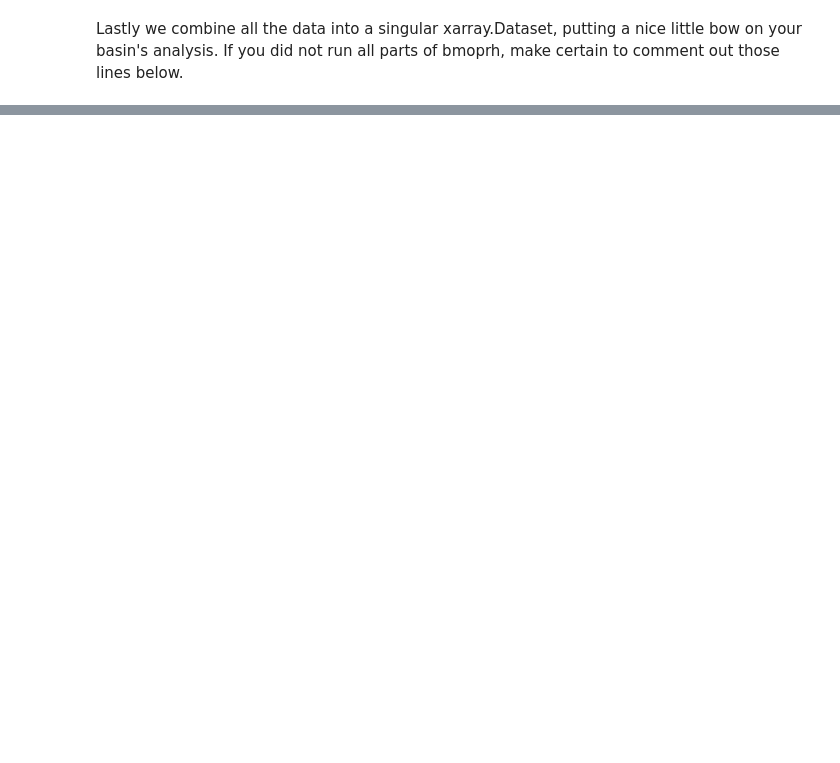
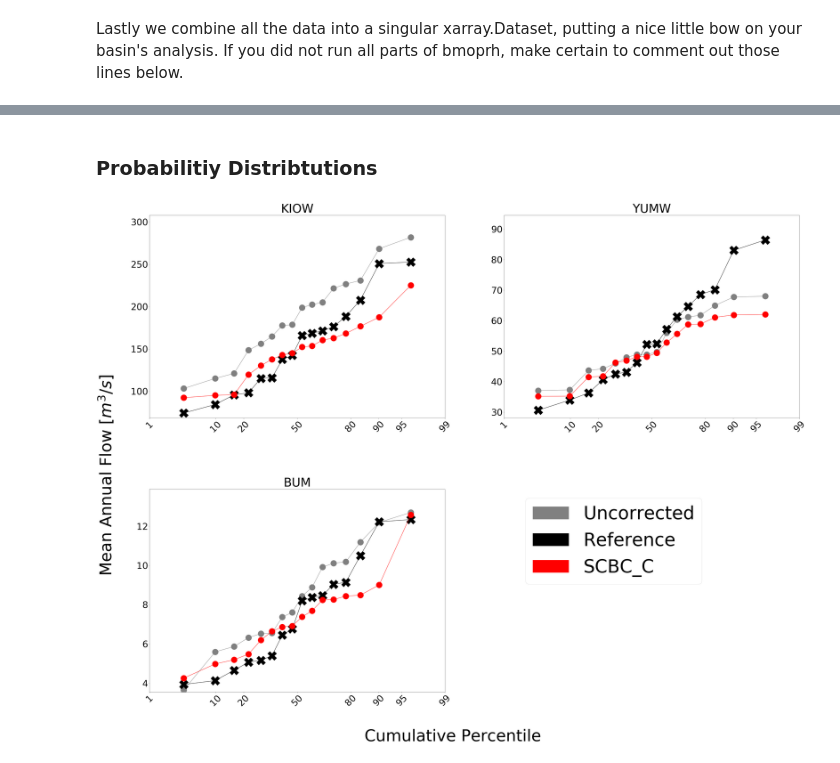
Before and after one commit to UW-Hydro/bmorph, a Jupyter notebook: docs/bmorph_tutorial.ipynb, the cells around one changed output, grey strips where cells are left out. Cells and saved outputs as stored; diff of their text form; code cells hidden in the pictures; blank space fills up the shorter version.

```diff
--- a/docs/bmorph_tutorial.ipynb
+++ b/docs/bmorph_tutorial.ipynb
@@ -265,0 +360,19 @@ basin_analysis.to_netcdf(f'../output/{output_prefix.lower()}_data_processed.nc')
+# %% [markdown]
+### Probabilitiy Distribtutions
+# %%
+plotting.compare_mean_grouped_CPD(
+    flow_dataset= yakima_ds,
+    plot_sites = select_sites,
+    grouper_func = plotting.calc_water_year,
+    figsize = (60,40),
+    raw_var = 'raw', raw_name = 'Uncorrected',
+    ref_var = 'ref', ref_name = 'Reference',
+    bc_vars = bcs, bc_names = [bc.upper() for bc in bcs],
+    plot_colors = colors,
+    linestyles = ['-','-','-'],
+    markers = ['o', 'X', 'o'],
+    fontsize_legend = 90,
+    legend_bbox_to_anchor = (1.9,1.0)
+);
+# %% [output]
+[figure, added]
```
Also changed, not shown: parts of 21 cells of this notebook, 2 other files.
